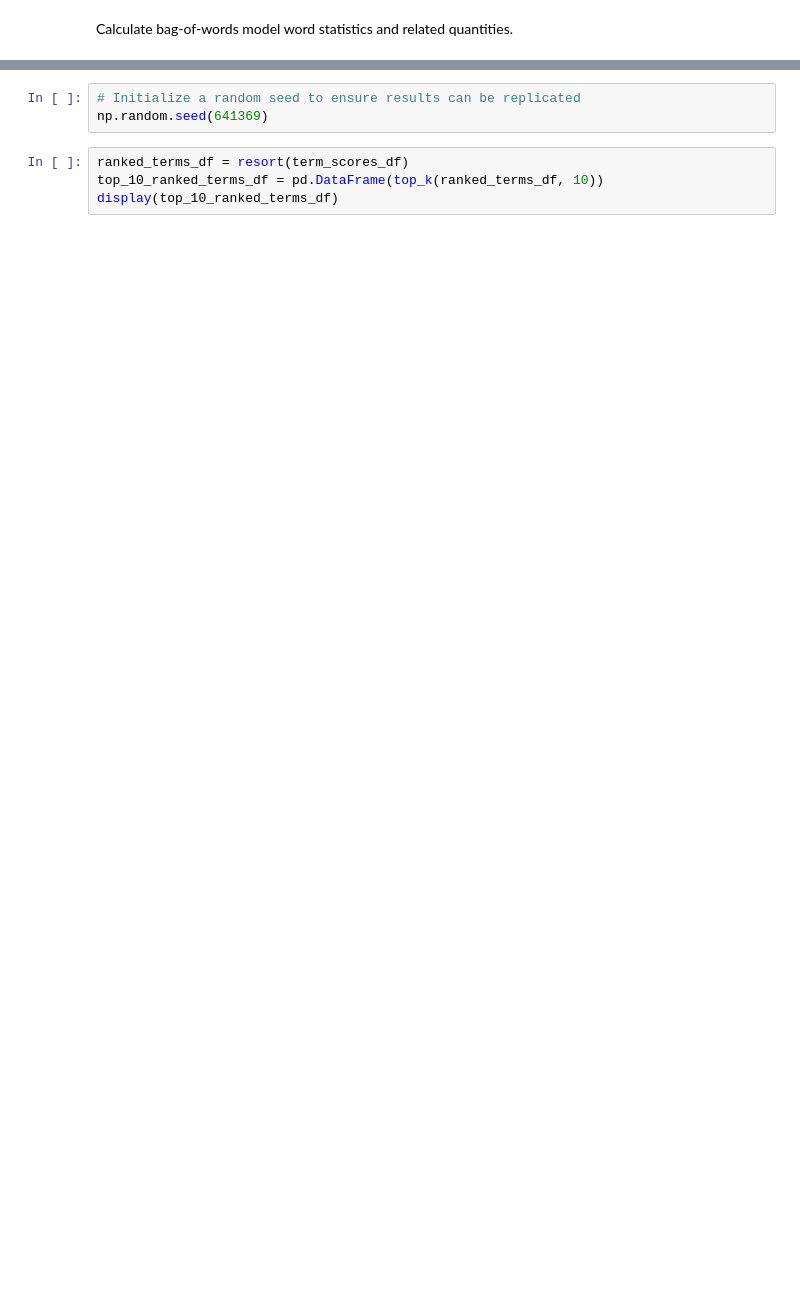
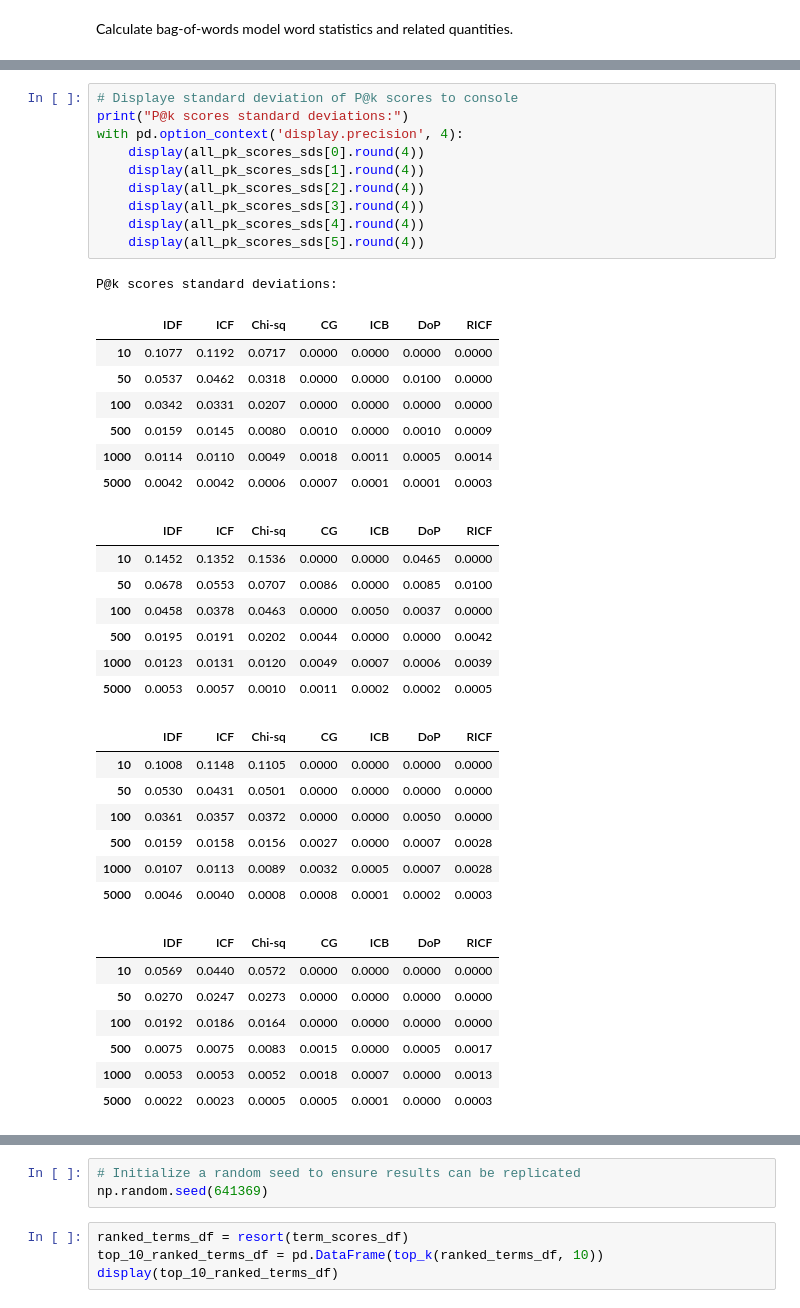
Before and after one commit to Sheridan-Stable/bursty-term-measure, a Jupyter notebook: genia/3-tables/tables.ipynb, the cells around one changed output, grey strips where cells are left out. Saved outputs shown, nothing was run; the diff lists cells and outputs as text; blank space fills up the shorter version.

```diff
--- a/genia/3-tables/tables.ipynb
+++ b/genia/3-tables/tables.ipynb
@@ -487,0 +574,40 @@ Here we reproduce the result of Table 5 from the paper.
+# %%
+# Displaye standard deviation of P@k scores to console
+print("P@k scores standard deviations:")
+with pd.option_context('display.precision', 4):
+    display(all_pk_scores_sds[0].round(4))
+    display(all_pk_scores_sds[1].round(4))
+    display(all_pk_scores_sds[2].round(4))
+    display(all_pk_scores_sds[3].round(4))
+    display(all_pk_scores_sds[4].round(4))
+    display(all_pk_scores_sds[5].round(4))
+# %% [output]
+P@k scores standard deviations:
+|  | IDF | ICF | Chi-sq | CG | ICB | DoP | RICF |
+| 10 | 0.1077 | 0.1192 | 0.0717 | 0.0000 | 0.0000 | 0.0000 | 0.0000 |
+| 50 | 0.0537 | 0.0462 | 0.0318 | 0.0000 | 0.0000 | 0.0100 | 0.0000 |
+| 100 | 0.0342 | 0.0331 | 0.0207 | 0.0000 | 0.0000 | 0.0000 | 0.0000 |
+| 500 | 0.0159 | 0.0145 | 0.0080 | 0.0010 | 0.0000 | 0.0010 | 0.0009 |
+| 1000 | 0.0114 | 0.0110 | 0.0049 | 0.0018 | 0.0011 | 0.0005 | 0.0014 |
+| 5000 | 0.0042 | 0.0042 | 0.0006 | 0.0007 | 0.0001 | 0.0001 | 0.0003 |
+|  | IDF | ICF | Chi-sq | CG | ICB | DoP | RICF |
+| 10 | 0.1452 | 0.1352 | 0.1536 | 0.0000 | 0.0000 | 0.0465 | 0.0000 |
+| 50 | 0.0678 | 0.0553 | 0.0707 | 0.0086 | 0.0000 | 0.0085 | 0.0100 |
+| 100 | 0.0458 | 0.0378 | 0.0463 | 0.0000 | 0.0050 | 0.0037 | 0.0000 |
+| 500 | 0.0195 | 0.0191 | 0.0202 | 0.0044 | 0.0000 | 0.0000 | 0.0042 |
+| 1000 | 0.0123 | 0.0131 | 0.0120 | 0.0049 | 0.0007 | 0.0006 | 0.0039 |
+| 5000 | 0.0053 | 0.0057 | 0.0010 | 0.0011 | 0.0002 | 0.0002 | 0.0005 |
+|  | IDF | ICF | Chi-sq | CG | ICB | DoP | RICF |
+| 10 | 0.1008 | 0.1148 | 0.1105 | 0.0000 | 0.0000 | 0.0000 | 0.0000 |
+| 50 | 0.0530 | 0.0431 | 0.0501 | 0.0000 | 0.0000 | 0.0000 | 0.0000 |
+| 100 | 0.0361 | 0.0357 | 0.0372 | 0.0000 | 0.0000 | 0.0050 | 0.0000 |
+| 500 | 0.0159 | 0.0158 | 0.0156 | 0.0027 | 0.0000 | 0.0007 | 0.0028 |
+| 1000 | 0.0107 | 0.0113 | 0.0089 | 0.0032 | 0.0005 | 0.0007 | 0.0028 |
+| 5000 | 0.0046 | 0.0040 | 0.0008 | 0.0008 | 0.0001 | 0.0002 | 0.0003 |
+|  | IDF | ICF | Chi-sq | CG | ICB | DoP | RICF |
+| 10 | 0.0569 | 0.0440 | 0.0572 | 0.0000 | 0.0000 | 0.0000 | 0.0000 |
+| 50 | 0.0270 | 0.0247 | 0.0273 | 0.0000 | 0.0000 | 0.0000 | 0.0000 |
+| 100 | 0.0192 | 0.0186 | 0.0164 | 0.0000 | 0.0000 | 0.0000 | 0.0000 |
+| 500 | 0.0075 | 0.0075 | 0.0083 | 0.0015 | 0.0000 | 0.0005 | 0.0017 |
+| 1000 | 0.0053 | 0.0053 | 0.0052 | 0.0018 | 0.0007 | 0.0000 | 0.0013 |
+| 5000 | 0.0022 | 0.0023 | 0.0005 | 0.0005 | 0.0001 | 0.0000 | 0.0003 |
```
Also changed, not shown: parts of 59 cells of this notebook, 53 other files.
